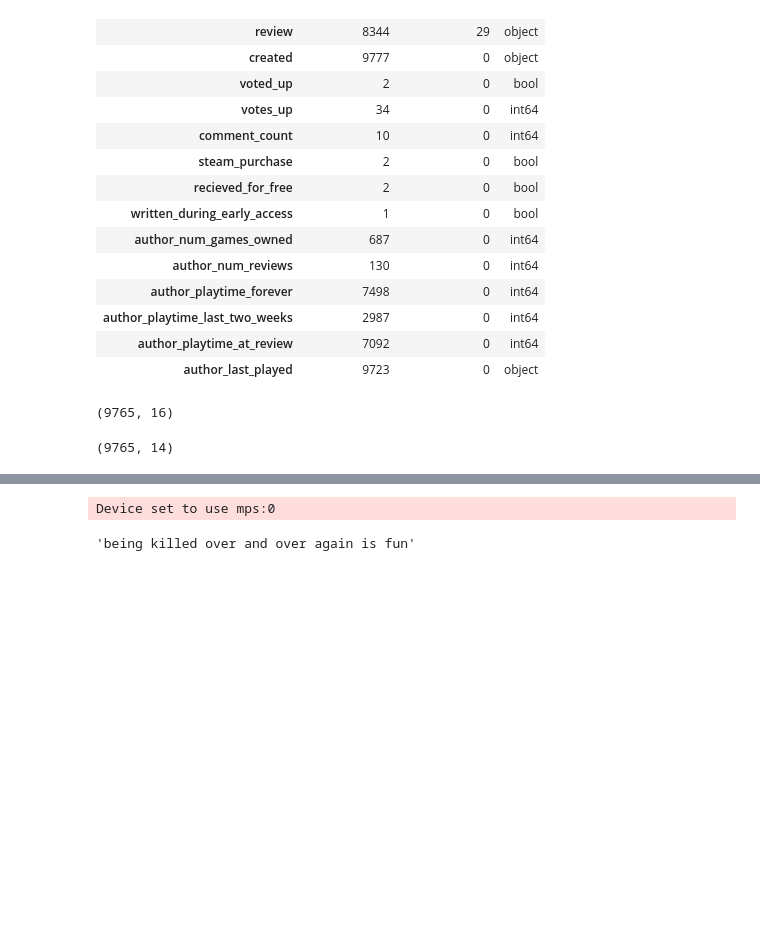
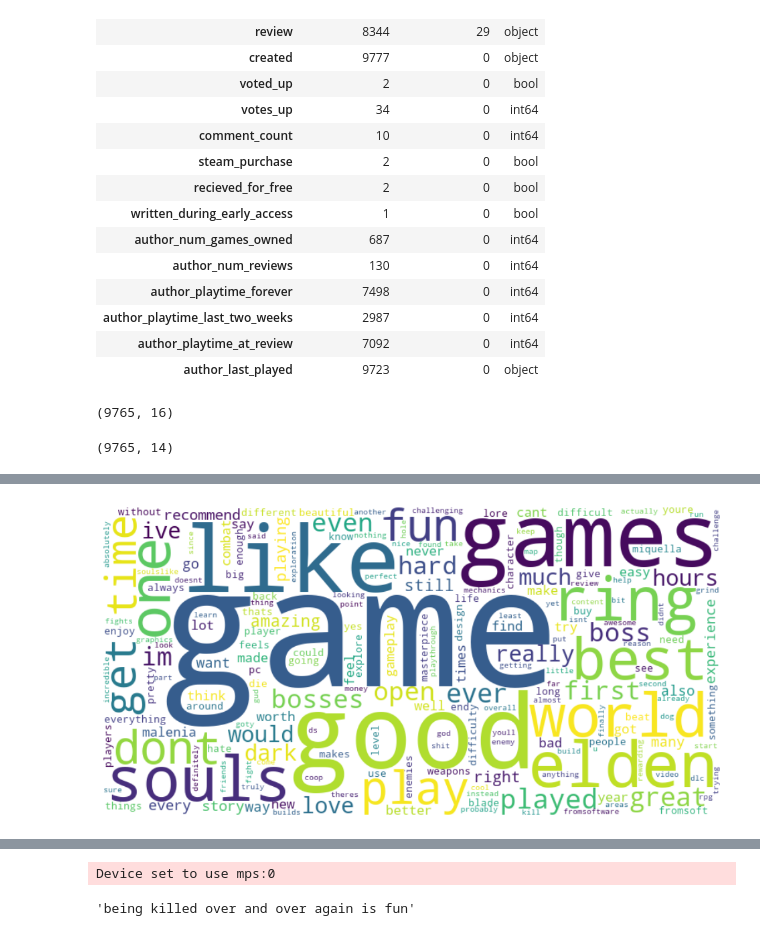
Before and after one commit to asenacak/sentiment-analysis-steam-reviews, a Jupyter notebook: elden_ring_sentiment_analysis.ipynb, the cells around one changed output, grey strips where cells are left out. Drawn from its saved outputs; the diff is of its cells as text; code cells hidden in the pictures; blank space fills up the shorter version.

```diff
--- a/elden_ring_sentiment_analysis.ipynb
+++ b/elden_ring_sentiment_analysis.ipynb
@@ -80,0 +94,15 @@ df[['review', 'length_review']].head()
+# %%
+def clean_text(text):
+    if isinstance(text, str):
+        text = text.lower()
+        text = re.sub(r'\d+', '', text)  # Remove numbers
+        text = re.sub(r'[^\w\s]', '', text)  # Remove punctuation and special characters
+        text = re.sub(r'[\U00010000-\U0010FFFF]', '', text)  # Remove emojis
+        text = re.sub(r'\s+', ' ', text).strip()  # Replace multiple spaces with a single space and trim
+        words = text.split()  # Split text into a list of words
+        words = [word for word in words if word not in stop_words]  # Remove stopwords
+        return words
+    return []
+# %%
+df_cloud = df[['review']]
+df_cloud['clean_review'] = df['review'].apply(lambda x: clean_text(x))
@@ -80,0 +124,27 @@ df[['review', 'length_review']].head()
+# %%
+def word_frequency(text_list):
+    word_counts = Counter()
+    for words in text_list:
+        word_counts.update(words)
+    return word_counts
+
+df_word_clouds = df_cloud["clean_review"]
+word_clouds = word_frequency(df_word_clouds)
+word_clouds = pd.DataFrame(word_clouds.items(), columns=['word', 'count']).sort_values(by = 'count', ascending=False).head(200).reset_index()
+# %%
+word_cloud_1 = dict(zip(word_clouds['word'], word_clouds['count']))
+# %%
+wordcloud1 = WordCloud(
+    width=800, height=400,
+    background_color='white',
+    colormap='viridis',
+    max_words=200
+).generate_from_frequencies(word_cloud_1)
+
+
+plt.figure(figsize=(12, 6))
+plt.imshow(wordcloud1, interpolation="bilinear")
+plt.axis("off")
+plt.show()
+# %% [output]
+[figure, added]
```
Also changed, not shown: parts of 25 cells of this notebook.
